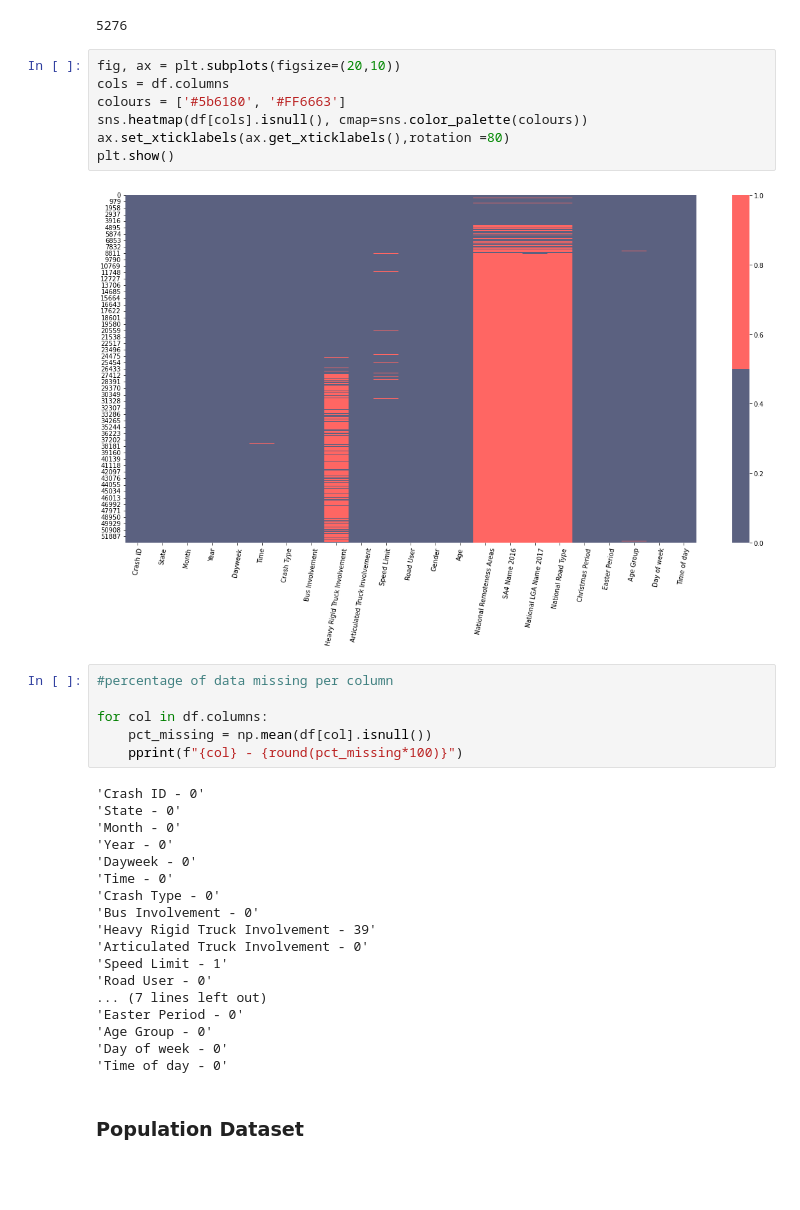
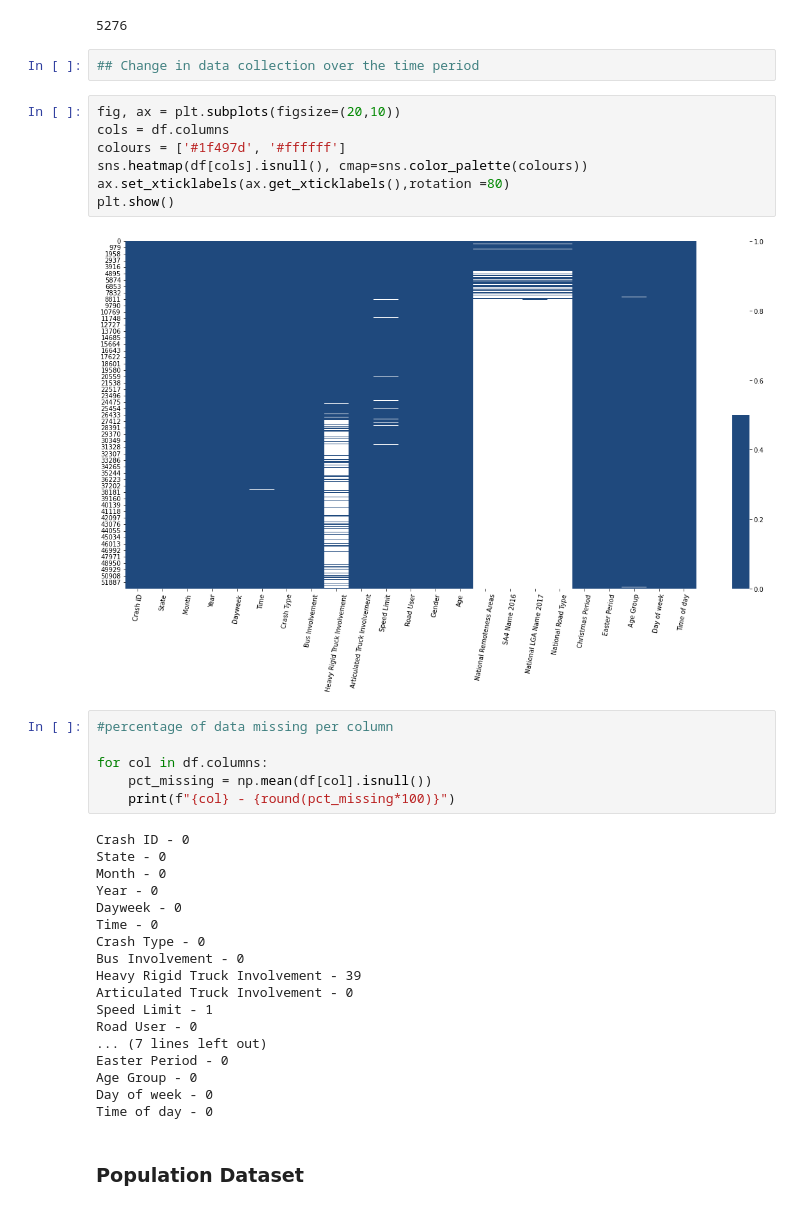
Before and after one commit to kpellas/Project_1, a Jupyter notebook: time.ipynb, the cells around one changed output. Drawn from its saved outputs; the diff is of its cells as text; blank space fills up the shorter version.

```diff
--- a/time.ipynb
+++ b/time.ipynb
@@ -69,39 +74,41 @@ duplicate = df[df.duplicated(["Crash ID"])]
 len(duplicate)
 # %% [output]
 5276
+# %%
+## Change in data collection over the time period
 # %%
 fig, ax = plt.subplots(figsize=(20,10))
 cols = df.columns
-colours = ['#5b6180', '#FF6663']
+colours = ['#1f497d', '#ffffff']
 sns.heatmap(df[cols].isnull(), cmap=sns.color_palette(colours))
 ax.set_xticklabels(ax.get_xticklabels(),rotation =80)
 plt.show()
 # %% [output]
-[figure, old version]
+[figure, new version]
 # %%
 #percentage of data missing per column
 
 for col in df.columns:
     pct_missing = np.mean(df[col].isnull())
-    pprint(f"{col} - {round(pct_missing*100)}")
+    print(f"{col} - {round(pct_missing*100)}")
 # %% [output]
-'Crash ID - 0'
-'State - 0'
-'Month - 0'
-'Year - 0'
-'Dayweek - 0'
-'Time - 0'
-'Crash Type - 0'
-'Bus Involvement - 0'
-'Heavy Rigid Truck Involvement - 39'
-'Articulated Truck Involvement - 0'
-'Speed Limit - 1'
-'Road User - 0'
+Crash ID - 0
+State - 0
+Month - 0
+Year - 0
+Dayweek - 0
+Time - 0
+Crash Type - 0
+Bus Involvement - 0
+Heavy Rigid Truck Involvement - 39
+Articulated Truck Involvement - 0
+Speed Limit - 1
+Road User - 0
 ... (7 lines left out)
-'Easter Period - 0'
-'Age Group - 0'
-'Day of week - 0'
-'Time of day - 0'
+Easter Period - 0
+Age Group - 0
+Day of week - 0
+Time of day - 0
 # %% [markdown]
 ### Population Dataset
 # %%
```
Also changed, not shown: parts of 25 cells of this notebook, 4 other files.
